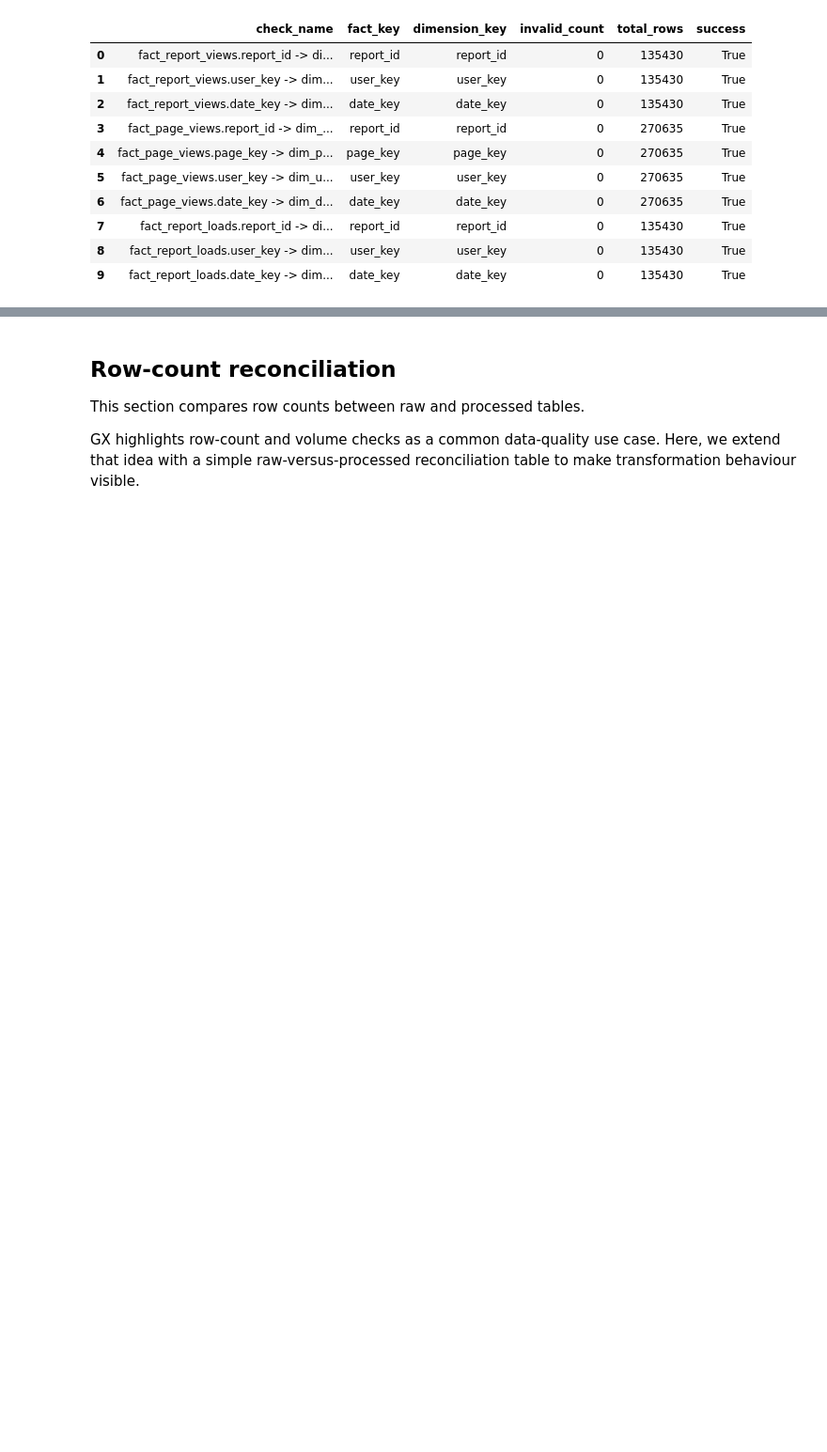
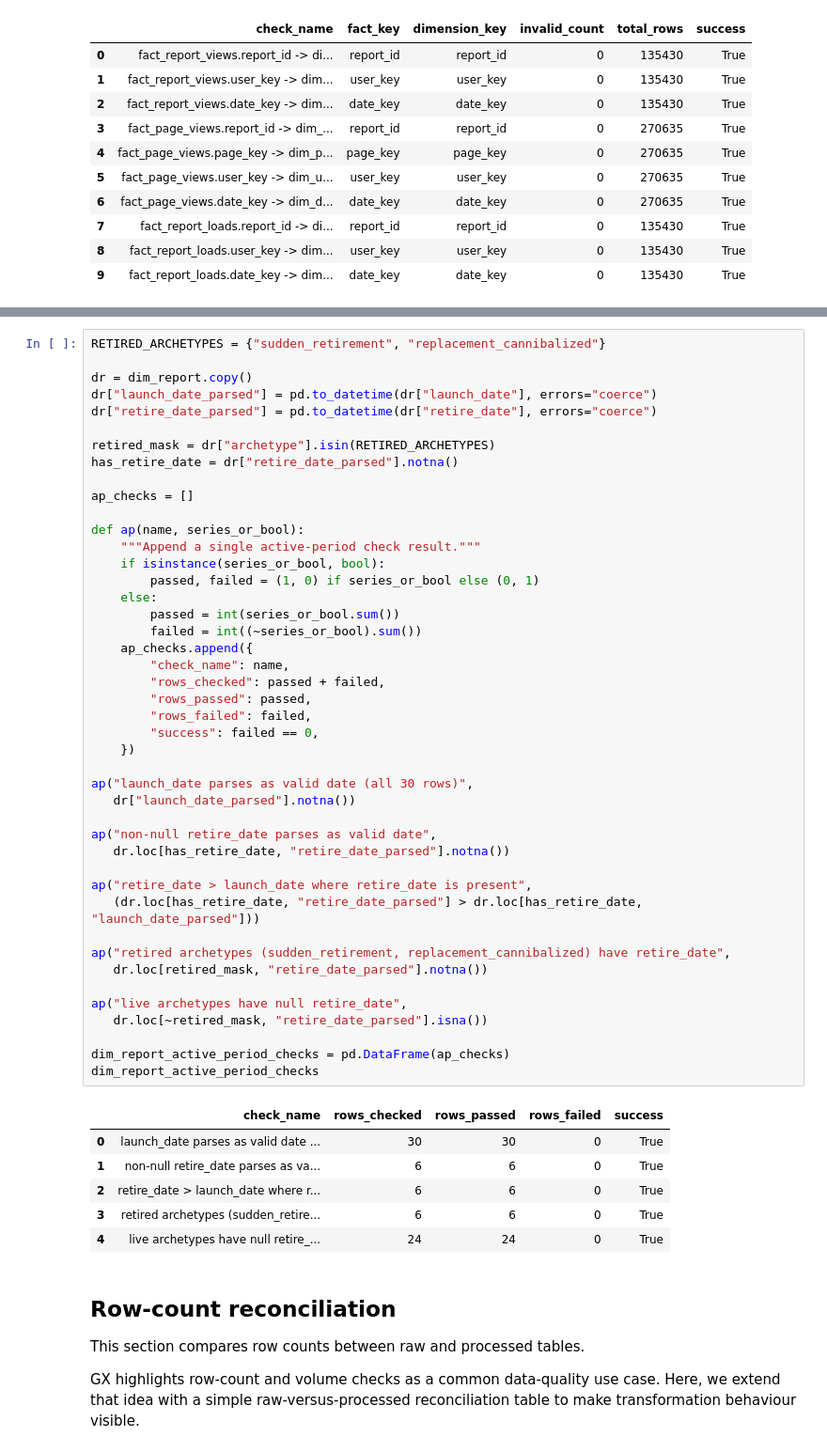
Before and after one commit to MasegoM94/report-usage-forecasting, a Jupyter notebook: notebooks/03_validate_semantic_model_hybrid_gx_csv.ipynb, the cells around one changed output, grey strips where cells are left out. Shown at 94% size. Saved outputs shown, nothing was run; the diff lists cells and outputs as text; blank space fills up the shorter version.

```diff
--- a/notebooks/03_validate_semantic_model_hybrid_gx_csv.ipynb
+++ b/notebooks/03_validate_semantic_model_hybrid_gx_csv.ipynb
@@ -387,3 +404,54 @@ referential_integrity_checks
+# %%
+RETIRED_ARCHETYPES = {"sudden_retirement", "replacement_cannibalized"}
+
+dr = dim_report.copy()
+dr["launch_date_parsed"] = pd.to_datetime(dr["launch_date"], errors="coerce")
+dr["retire_date_parsed"] = pd.to_datetime(dr["retire_date"], errors="coerce")
+
+retired_mask = dr["archetype"].isin(RETIRED_ARCHETYPES)
+has_retire_date = dr["retire_date_parsed"].notna()
+
+ap_checks = []
+
+def ap(name, series_or_bool):
+    """Append a single active-period check result."""
+    if isinstance(series_or_bool, bool):
+        passed, failed = (1, 0) if series_or_bool else (0, 1)
+    else:
+        passed = int(series_or_bool.sum())
+        failed = int((~series_or_bool).sum())
+    ap_checks.append({
+        "check_name": name,
+        "rows_checked": passed + failed,
+        "rows_passed": passed,
+        "rows_failed": failed,
+        "success": failed == 0,
+    })
+
+ap("launch_date parses as valid date (all 30 rows)",
+   dr["launch_date_parsed"].notna())
+
+ap("non-null retire_date parses as valid date",
+   dr.loc[has_retire_date, "retire_date_parsed"].notna())
+
+ap("retire_date > launch_date where retire_date is present",
+   (dr.loc[has_retire_date, "retire_date_parsed"] > dr.loc[has_retire_date, "launch_date_parsed"]))
+
+ap("retired archetypes (sudden_retirement, replacement_cannibalized) have retire_date",
+   dr.loc[retired_mask, "retire_date_parsed"].notna())
+
+ap("live archetypes have null retire_date",
+   dr.loc[~retired_mask, "retire_date_parsed"].isna())
+
+dim_report_active_period_checks = pd.DataFrame(ap_checks)
+dim_report_active_period_checks
+# %% [output]
+|  | check_name | rows_checked | rows_passed | rows_failed | success |
+| 0 | launch_date parses as valid date ... | 30 | 30 | 0 | True |
+| 1 | non-null retire_date parses as va... | 6 | 6 | 0 | True |
+| 2 | retire_date > launch_date where r... | 6 | 6 | 0 | True |
+| 3 | retired archetypes (sudden_retire... | 6 | 6 | 0 | True |
+| 4 | live archetypes have null retire_... | 24 | 24 | 0 | True |
 # %% [markdown]
 ## Row-count reconciliation
 
```
Also changed, not shown: parts of 8 cells of this notebook, 1 other file.
